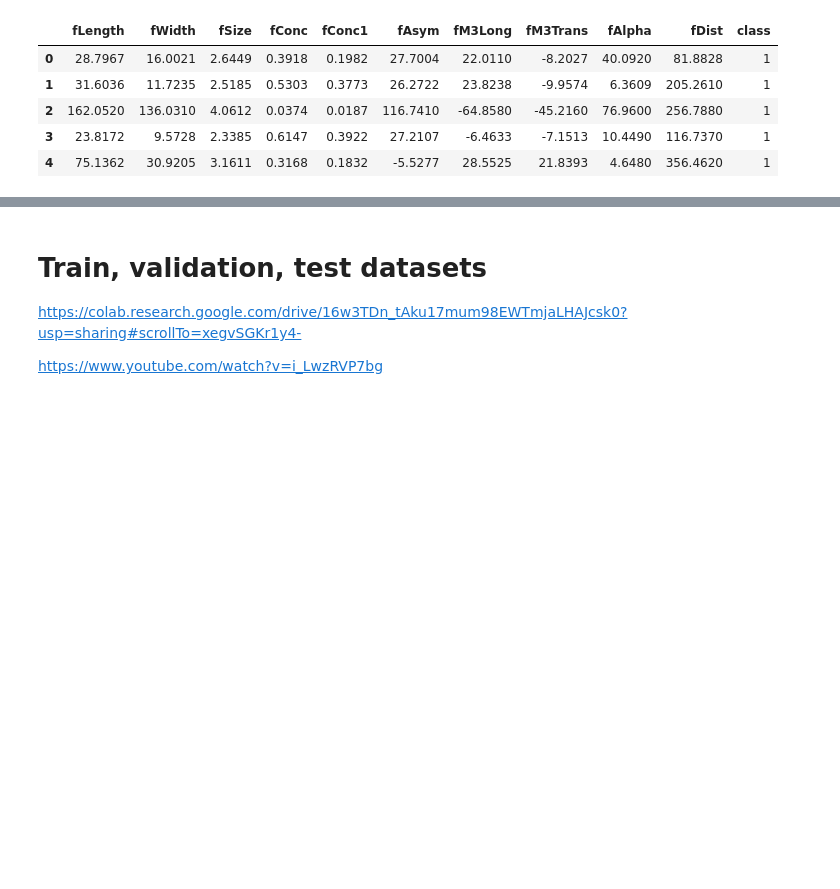
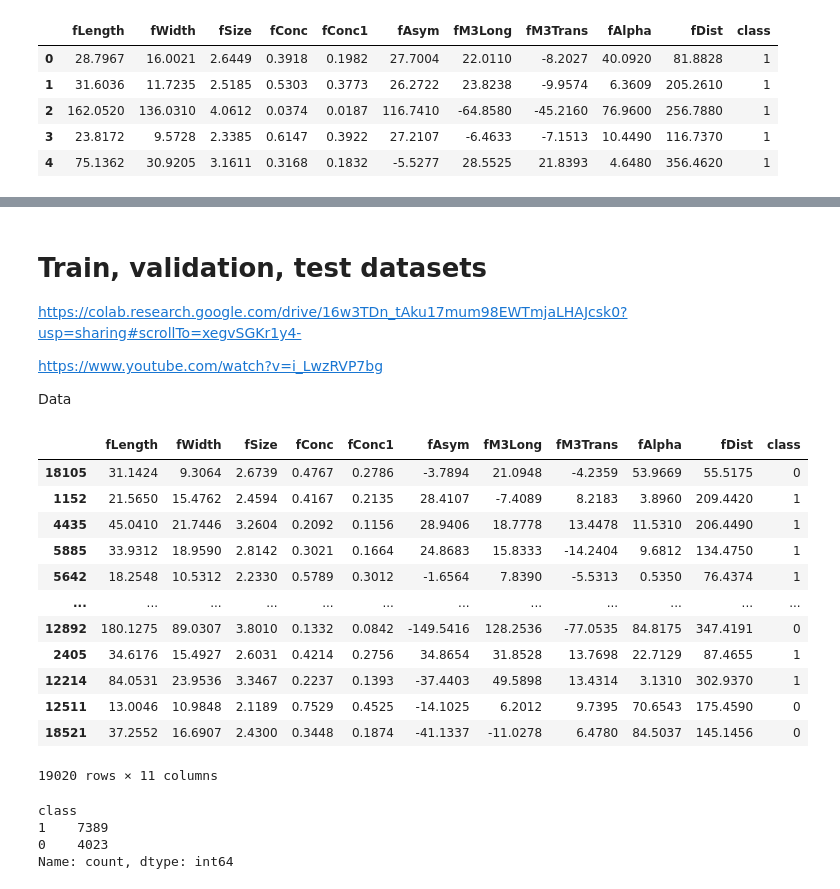
Before and after one commit to julihdez36/Machine_learning, a Jupyter notebook: Machine learning algorithms/everyone.ipynb, the cells around one changed output, grey strips where cells are left out. Drawn from its saved outputs; the diff is of its cells as text; code cells hidden in the pictures; blank space fills up the shorter version.

```diff
--- a/Machine learning algorithms/everyone.ipynb
+++ b/Machine learning algorithms/everyone.ipynb
@@ -75,4 +91,23 @@ for label in cols[:-1]:
 https://colab.research.google.com/drive/16w3TDn_tAku17mum98EWTmjaLHAJcsk0?usp=sharing#scrollTo=xegvSGKr1y4-
 
 https://www.youtube.com/watch?v=i_LwzRVP7bg
+
+Data
+# %%
+# We want to split our data set randomly
+df.sample(frac= 1) # selects a random fraction of our df
+# %% [output]
+|  | fLength | fWidth | fSize | fConc | fConc1 | fAsym | fM3Long | fM3Trans | fAlpha | fDist | class |
+| 18105 | 31.1424 | 9.3064 | 2.6739 | 0.4767 | 0.2786 | -3.7894 | 21.0948 | -4.2359 | 53.9669 | 55.5175 | 0 |
+| 1152 | 21.5650 | 15.4762 | 2.4594 | 0.4167 | 0.2135 | 28.4107 | -7.4089 | 8.2183 | 3.8960 | 209.4420 | 1 |
+| 4435 | 45.0410 | 21.7446 | 3.2604 | 0.2092 | 0.1156 | 28.9406 | 18.7778 | 13.4478 | 11.5310 | 206.4490 | 1 |
+| 5885 | 33.9312 | 18.9590 | 2.8142 | 0.3021 | 0.1664 | 24.8683 | 15.8333 | -14.2404 | 9.6812 | 134.4750 | 1 |
+| 5642 | 18.2548 | 10.5312 | 2.2330 | 0.5789 | 0.3012 | -1.6564 | 7.8390 | -5.5313 | 0.5350 | 76.4374 | 1 |
+| ... | ... | ... | ... | ... | ... | ... | ... | ... | ... | ... | ... |
+| 12892 | 180.1275 | 89.0307 | 3.8010 | 0.1332 | 0.0842 | -149.5416 | 128.2536 | -77.0535 | 84.8175 | 347.4191 | 0 |
+| 2405 | 34.6176 | 15.4927 | 2.6031 | 0.4214 | 0.2756 | 34.8654 | 31.8528 | 13.7698 | 22.7129 | 87.4655 | 1 |
+| 12214 | 84.0531 | 23.9536 | 3.3467 | 0.2237 | 0.1393 | -37.4403 | 49.5898 | 13.4314 | 3.1310 | 302.9370 | 1 |
+| 12511 | 13.0046 | 10.9848 | 2.1189 | 0.7529 | 0.4525 | -14.1025 | 6.2012 | 9.7395 | 70.6543 | 175.4590 | 0 |
+| 18521 | 37.2552 | 16.6907 | 2.4300 | 0.3448 | 0.1874 | -41.1337 | -11.0278 | 6.4780 | 84.5037 | 145.1456 | 0 |
+19020 rows × 11 columns
 # %%
@@ -79,0 +115,7 @@ train, valid, test = np.split(df.sample(frac=1), [int(0.6*len(df)), int(0.8*len(
+# %%
+train['class'].value_counts()
+# %% [output]
+class
+1    7389
+0    4023
+Name: count, dtype: int64
```
Also changed, not shown: parts of 12 cells of this notebook.
